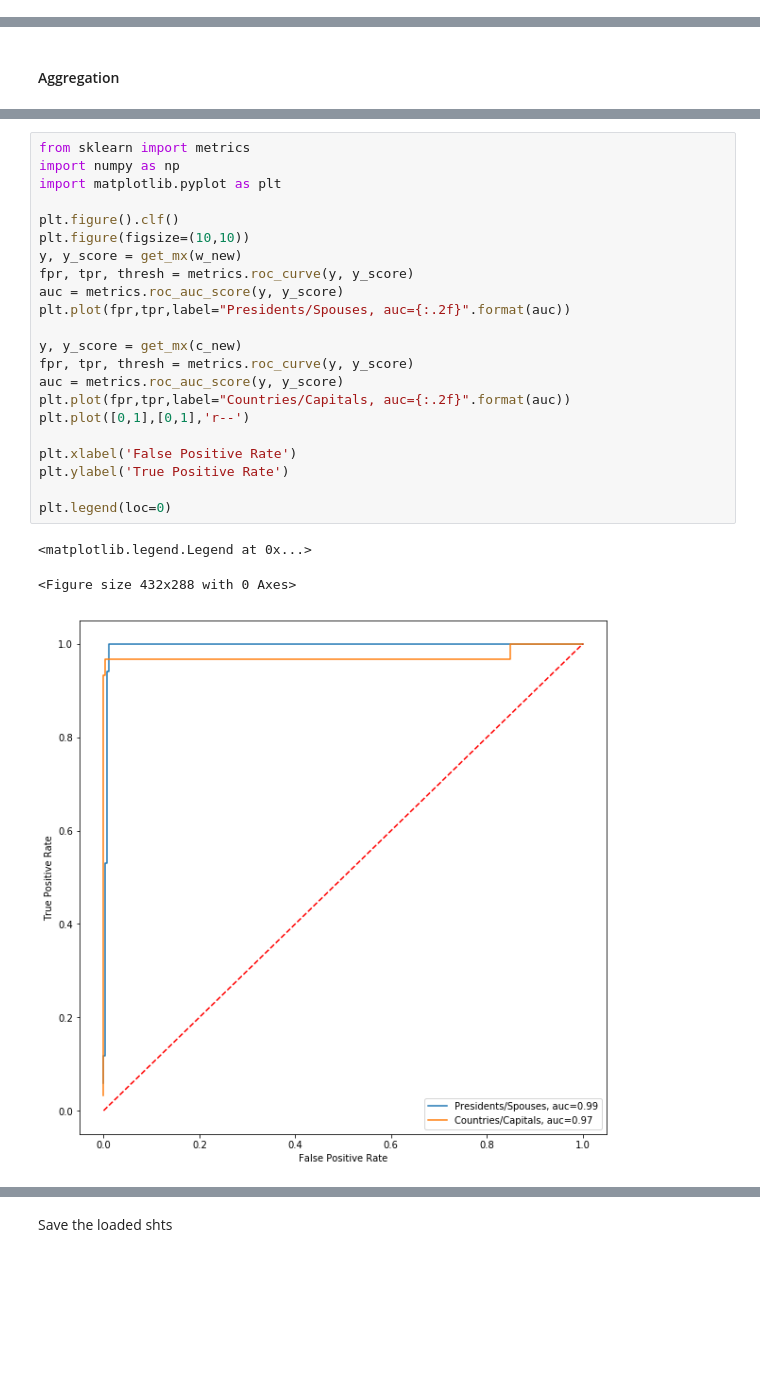
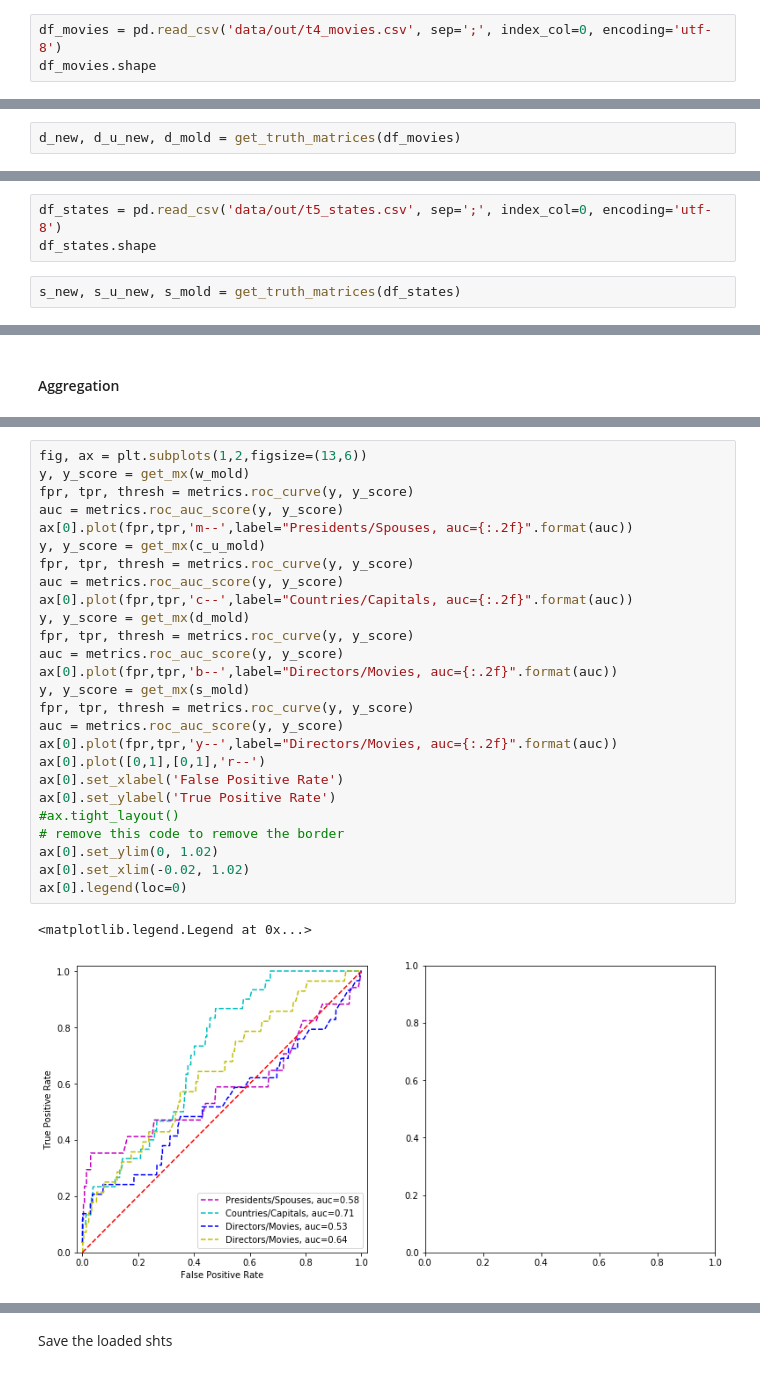
Before and after one commit to jibalio/computational-fact-checking, a Jupyter notebook: Computational Fact Checking.ipynb, the cells around one changed output, grey strips where cells are left out. Saved outputs shown, nothing was run; the diff lists cells and outputs as text; blank space fills up the shorter version.

```diff
--- a/Computational Fact Checking.ipynb
+++ b/Computational Fact Checking.ipynb
@@ -416,0 +415,3 @@ roc2_ax[0].plot(fprH, tprH)
+# %%
+df_movies = pd.read_csv('data/out/t4_movies.csv', sep=';', index_col=0, encoding='utf-8')
+df_movies.shape
@@ -416,0 +422,2 @@ roc2_ax[0].plot(fprH, tprH)
+# %%
+d_new, d_u_new, d_mold = get_truth_matrices(df_movies)
@@ -416,0 +455,5 @@ roc2_ax[0].plot(fprH, tprH)
+# %%
+df_states = pd.read_csv('data/out/t5_states.csv', sep=';', index_col=0, encoding='utf-8')
+df_states.shape
+# %%
+s_new, s_u_new, s_mold = get_truth_matrices(df_states)
@@ -419,26 +560,29 @@ roc2_ax[0].plot(fprH, tprH)
 # %%
-from sklearn import metrics
-import numpy as np
-import matplotlib.pyplot as plt
-
-plt.figure().clf()
-plt.figure(figsize=(10,10))
-y, y_score = get_mx(w_new)
+fig, ax = plt.subplots(1,2,figsize=(13,6))
+y, y_score = get_mx(w_mold)
 fpr, tpr, thresh = metrics.roc_curve(y, y_score)
 auc = metrics.roc_auc_score(y, y_score)
-plt.plot(fpr,tpr,label="Presidents/Spouses, auc={:.2f}".format(auc))
-
-y, y_score = get_mx(c_new)
+ax[0].plot(fpr,tpr,'m--',label="Presidents/Spouses, auc={:.2f}".format(auc))
+y, y_score = get_mx(c_u_mold)
 fpr, tpr, thresh = metrics.roc_curve(y, y_score)
 auc = metrics.roc_auc_score(y, y_score)
-plt.plot(fpr,tpr,label="Countries/Capitals, auc={:.2f}".format(auc))
-plt.plot([0,1],[0,1],'r--')
-
-plt.xlabel('False Positive Rate')
-plt.ylabel('True Positive Rate')
-
-plt.legend(loc=0)
+ax[0].plot(fpr,tpr,'c--',label="Countries/Capitals, auc={:.2f}".format(auc))
+y, y_score = get_mx(d_mold)
+fpr, tpr, thresh = metrics.roc_curve(y, y_score)
+auc = metrics.roc_auc_score(y, y_score)
+ax[0].plot(fpr,tpr,'b--',label="Directors/Movies, auc={:.2f}".format(auc))
+y, y_score = get_mx(s_mold)
+fpr, tpr, thresh = metrics.roc_curve(y, y_score)
+auc = metrics.roc_auc_score(y, y_score)
+ax[0].plot(fpr,tpr,'y--',label="Directors/Movies, auc={:.2f}".format(auc))
+ax[0].plot([0,1],[0,1],'r--')
+ax[0].set_xlabel('False Positive Rate')
+ax[0].set_ylabel('True Positive Rate')
+#ax.tight_layout()
+# remove this code to remove the border
+ax[0].set_ylim(0, 1.02)
+ax[0].set_xlim(-0.02, 1.02)
+ax[0].legend(loc=0)
 # %% [output]
 <matplotlib.legend.Legend at 0x...>
-<Figure size 432x288 with 0 Axes>
-[figure, old version]
+[figure, new version]
```
Also changed, not shown: parts of 57 cells of this notebook, 43 other files.
